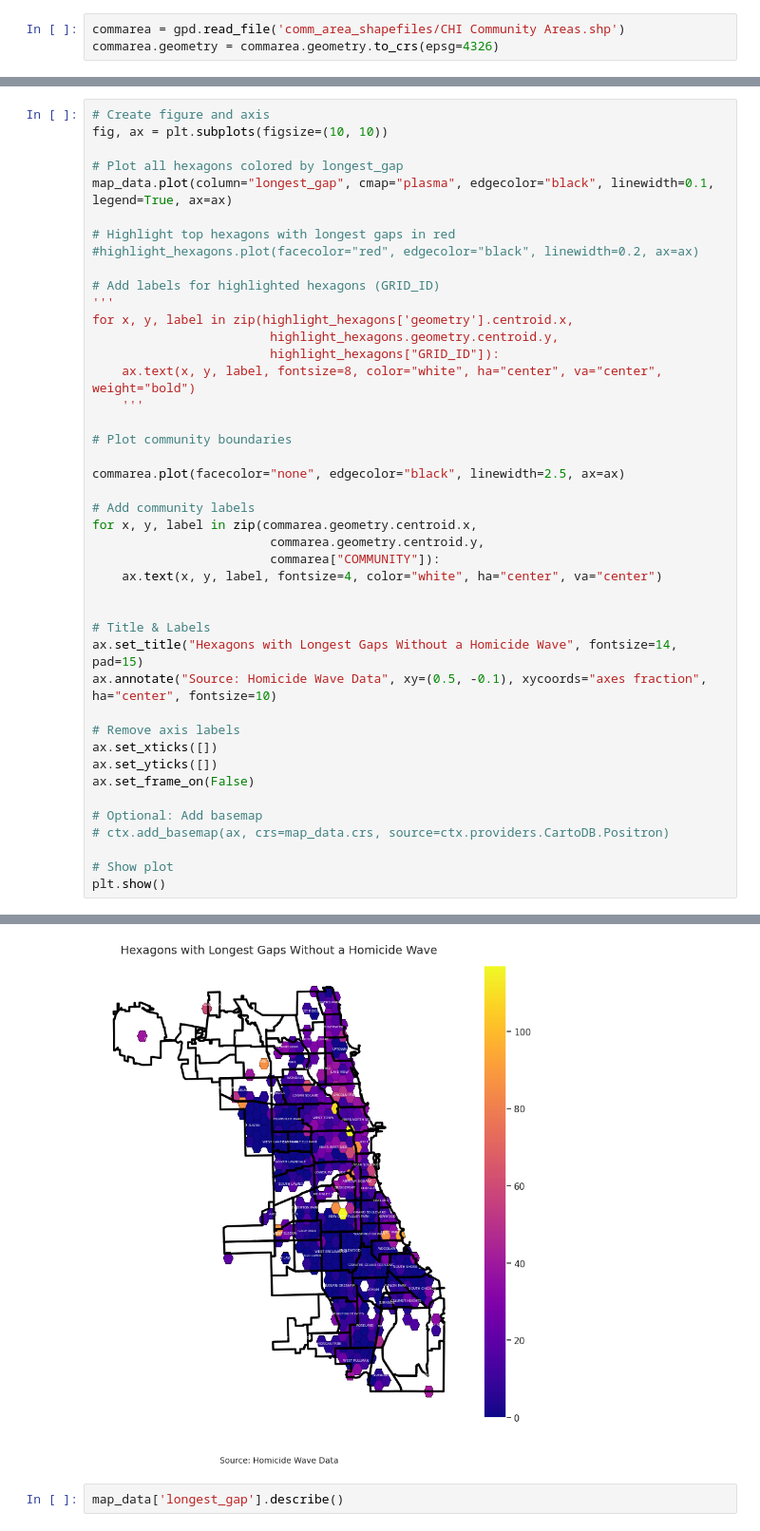
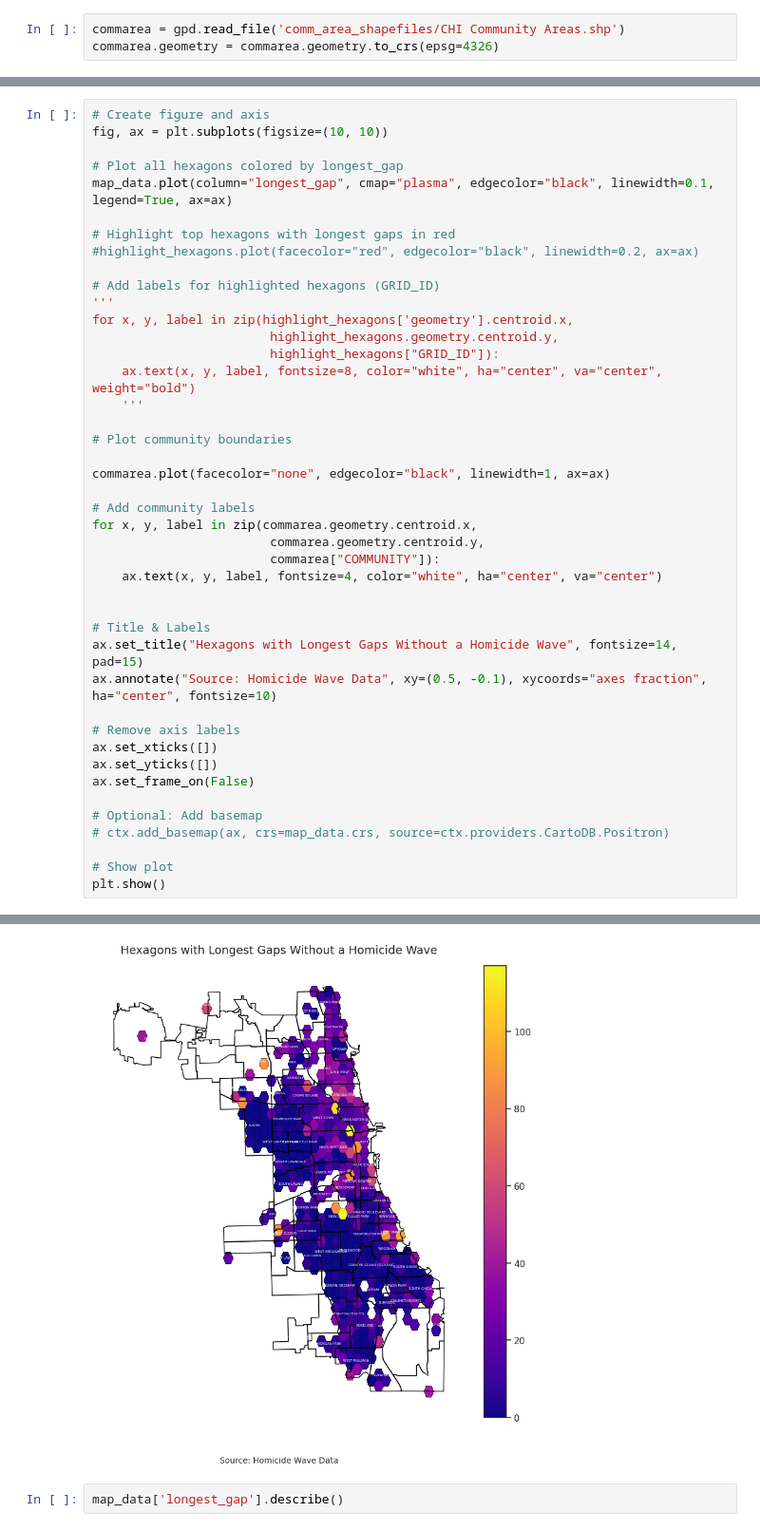
Before and after one commit to uchicago-justice-project/decreasing-homicide-waves, a Jupyter notebook: hom_decrease.ipynb, the cells around one changed output, grey strips where cells are left out. Shown at 95% size. Cells and saved outputs as stored; diff of their text form.

```diff
--- a/hom_decrease.ipynb
+++ b/hom_decrease.ipynb
@@ -229,35 +229,35 @@ for x, y, label in zip(highlight_hexagons['geometry'].centroid.x,
     '''
 
 # Plot community boundaries
 
-commarea.plot(facecolor="none", edgecolor="black", linewidth=2.5, ax=ax)
+commarea.plot(facecolor="none", edgecolor="black", linewidth=1, ax=ax)
 
 # Add community labels
 for x, y, label in zip(commarea.geometry.centroid.x,
                         commarea.geometry.centroid.y,
                         commarea["COMMUNITY"]):
     ax.text(x, y, label, fontsize=4, color="white", ha="center", va="center")
 
 
 # Title & Labels
 ax.set_title("Hexagons with Longest Gaps Without a Homicide Wave", fontsize=14, pad=15)
 ax.annotate("Source: Homicide Wave Data", xy=(0.5, -0.1), xycoords="axes fraction", ha="center", fontsize=10)
 
 # Remove axis labels
 ax.set_xticks([])
 ax.set_yticks([])
 ax.set_frame_on(False)
 
 # Optional: Add basemap
 # ctx.add_basemap(ax, crs=map_data.crs, source=ctx.providers.CartoDB.Positron)
 
 # Show plot
 plt.show()
 # %% [output]
   for x, y, label in zip(commarea.geometry.centroid.x,
 
   commarea.geometry.centroid.y,
-[figure, old version]
+[figure, new version]
 # %%
 map_data['longest_gap'].describe()
 # %% [output]
```
Also changed, not shown: parts of 23 cells of this notebook, 5 other files.
